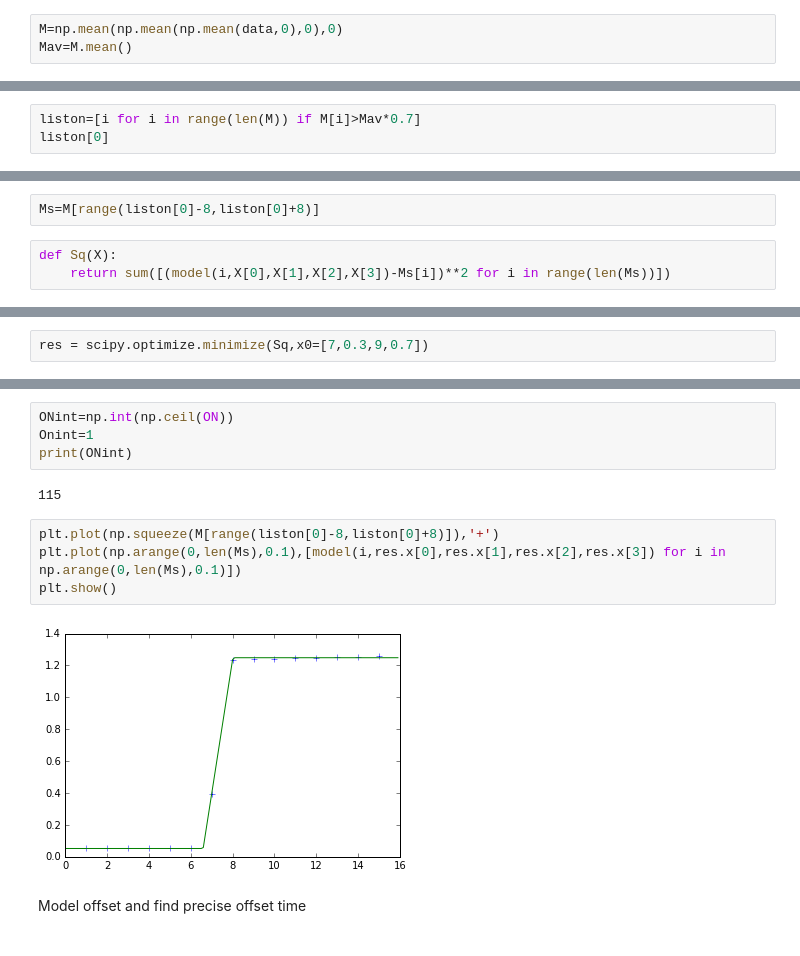
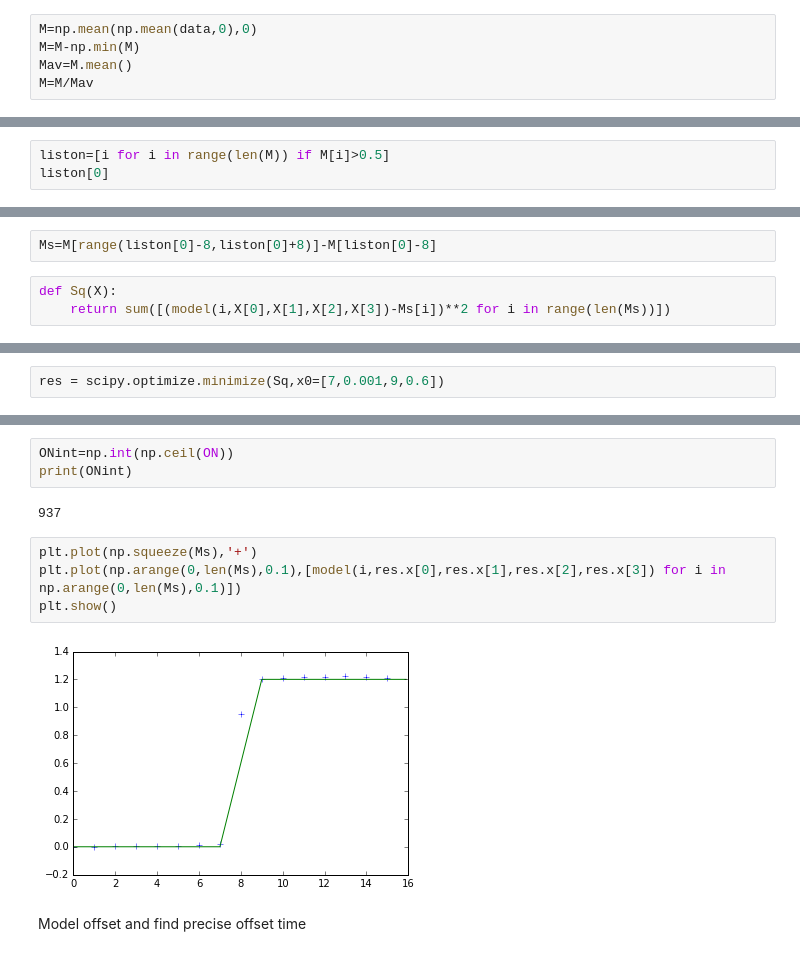
Before and after one commit to sophie63/FlyLFM, a Jupyter notebook: Notebooks/tifftonii/TimeFLuoOnVid.ipynb, the cells around one changed output, grey strips where cells are left out. Saved outputs shown, nothing was run; the diff lists cells and outputs as text.

```diff
--- a/Notebooks/tifftonii/TimeFLuoOnVid.ipynb
+++ b/Notebooks/tifftonii/TimeFLuoOnVid.ipynb
@@ -98,6 +61,8 @@ Calculate average time series
 # %%
-M=np.mean(np.mean(np.mean(data,0),0),0)
+M=np.mean(np.mean(data,0),0)
+M=M-np.min(M)
 Mav=M.mean()
+M=M/Mav
 # %%
 plt.plot(M)
 # %% [output]
@@ -108,4 +71,4 @@ Get approxiamte on and off times
 # %%
-liston=[i for i in range(len(M)) if M[i]>Mav*0.7]
+liston=[i for i in range(len(M)) if M[i]>0.5]
 liston[0]
 # %% [output]
@@ -125,5 +84,5 @@ Model onset and find precise onset time
 # %%
-Ms=M[range(liston[0]-8,liston[0]+8)]
+Ms=M[range(liston[0]-8,liston[0]+8)]-M[liston[0]-8]
 # %%
 def Sq(X):
     return sum([(model(i,X[0],X[1],X[2],X[3])-Ms[i])**2 for i in range(len(Ms))])
@@ -134,2 +93,2 @@ liston[0]-8
 # %%
-res = scipy.optimize.minimize(Sq,x0=[7,0.3,9,0.7])
+res = scipy.optimize.minimize(Sq,x0=[7,0.001,9,0.6])
@@ -141,15 +117,14 @@ print(ON)
 # %%
 ONint=np.int(np.ceil(ON))
-Onint=1
 print(ONint)
 # %% [output]
-115
+937
 # %%
-plt.plot(np.squeeze(M[range(liston[0]-8,liston[0]+8)]),'+')
+plt.plot(np.squeeze(Ms),'+')
 plt.plot(np.arange(0,len(Ms),0.1),[model(i,res.x[0],res.x[1],res.x[2],res.x[3]) for i in np.arange(0,len(Ms),0.1)])
 plt.show()
 # %% [output]
-[figure, old version]
+[figure, new version]
 # %% [markdown]
 Model offset and find precise offset time
 # %%
```
Also changed, not shown: parts of 52 cells of this notebook, 7 other files.
